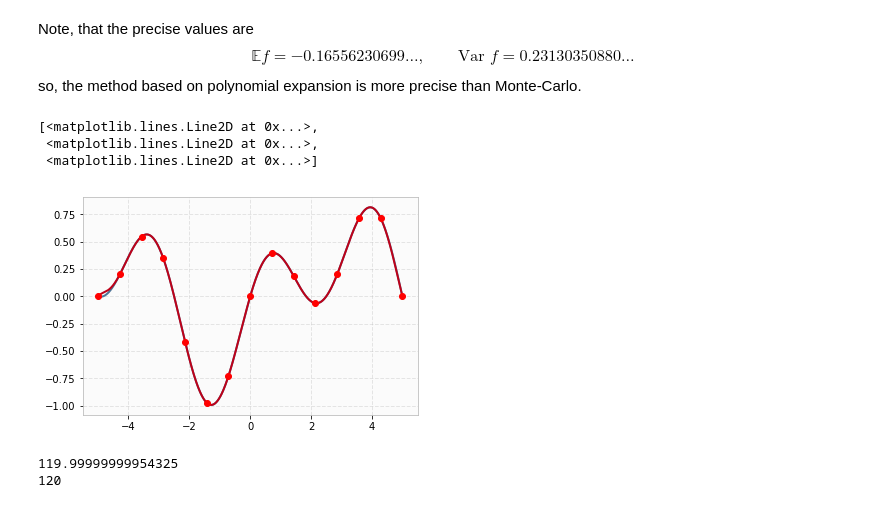
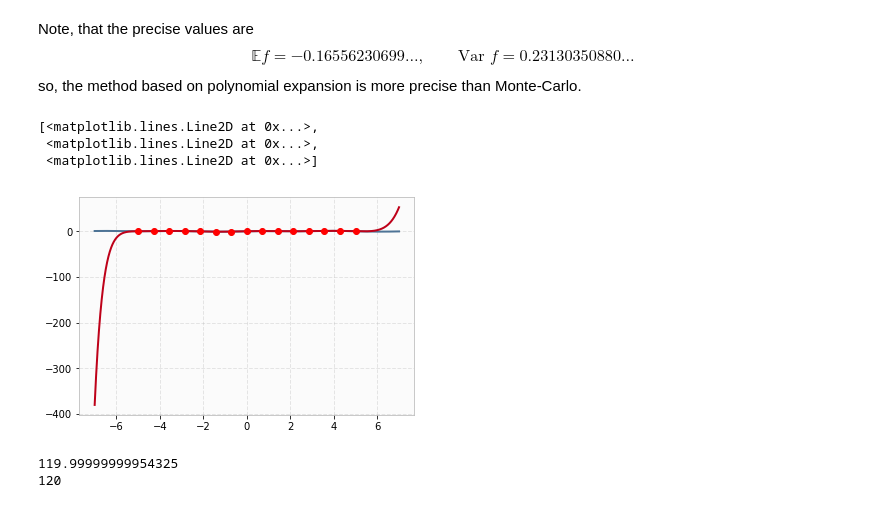
Before and after one commit to oseledets/uq2018, a Jupyter notebook: lectures/lecture-1.ipynb, the cells around one changed output. Saved outputs shown, nothing was run; the diff lists cells and outputs as text; code cells hidden in the pictures.

```diff
--- a/lectures/lecture-1.ipynb
+++ b/lectures/lecture-1.ipynb
@@ -135,13 +133,13 @@ Now, what will change if take another set of node points?
 nodes = np.cos((2.0*np.arange(M) + 1)/M*0.5*np.pi)
 RH = complex_func(nodes)
 A = system_mat(nodes, n, p_herm)
-alpha = np.linalg.lstsq(A, RH, rcond=None)[0]
+alpha = np.linalg.solve(A, RH)
 print("α = {}".format(alpha))
 
 approx_y = calc_apprximant(p_herm, alpha, x)
 plt.plot(x, y, x, approx_y, nodes, RH, 'ro')
 
 epsilon_cheb = np.linalg.norm(y - approx_y, np.inf)
-print("ε_new = {}".format(epsilon))
+print("ε_cheb = {}".format(epsilon_cheb))
 # %% [output]
 α = [ -8.1775607646  69.1215115957 -19.6182987491  52.9293336076  -4.0336945947   6.1756528036]
@@ -244,15 +282,16 @@ $$
 $$
 so, the method based on polynomial expansion is more precise than Monte-Carlo.
 # %%
-x = np.linspace(-scale, scale, 10000)
+ex = 2
+x = np.linspace(-scale - ex, scale + ex, 10000)
 y = complex_func(x/scale)
 approx_y = calc_apprximant(p_herm, alpha, x)
 plt.plot(x, y, x, approx_y, nodes, RH, 'ro')
 # %% [output]
 [<matplotlib.lines.Line2D at 0x...>,
  <matplotlib.lines.Line2D at 0x...>,
  <matplotlib.lines.Line2D at 0x...>]
-[figure, old version]
+[figure, new version]
 # %%
 x_big = np.linspace(-10, 10, int(1e5))
 print(np.sum(p_herm(x_big, 5)**2*np.exp(-x_big**2/2.0)/np.sqrt(2*np.pi))*(x_big[1] - x_big[0]))
```
Also changed, not shown: parts of 8 cells of this notebook.
